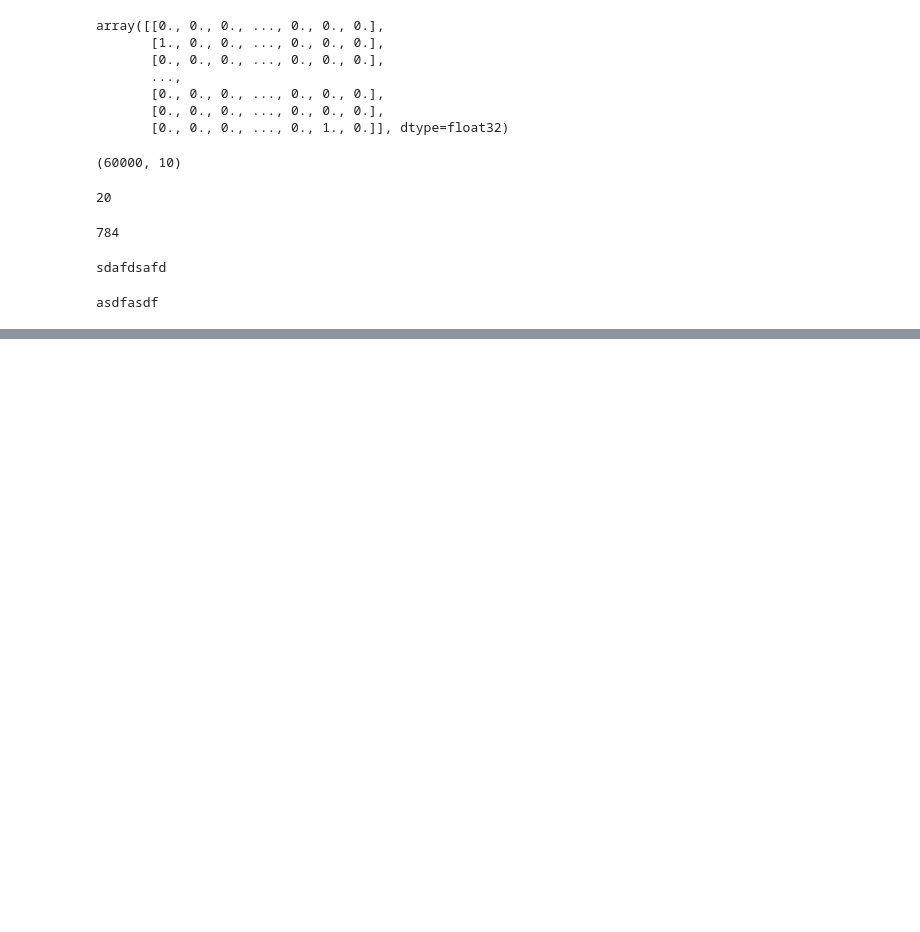
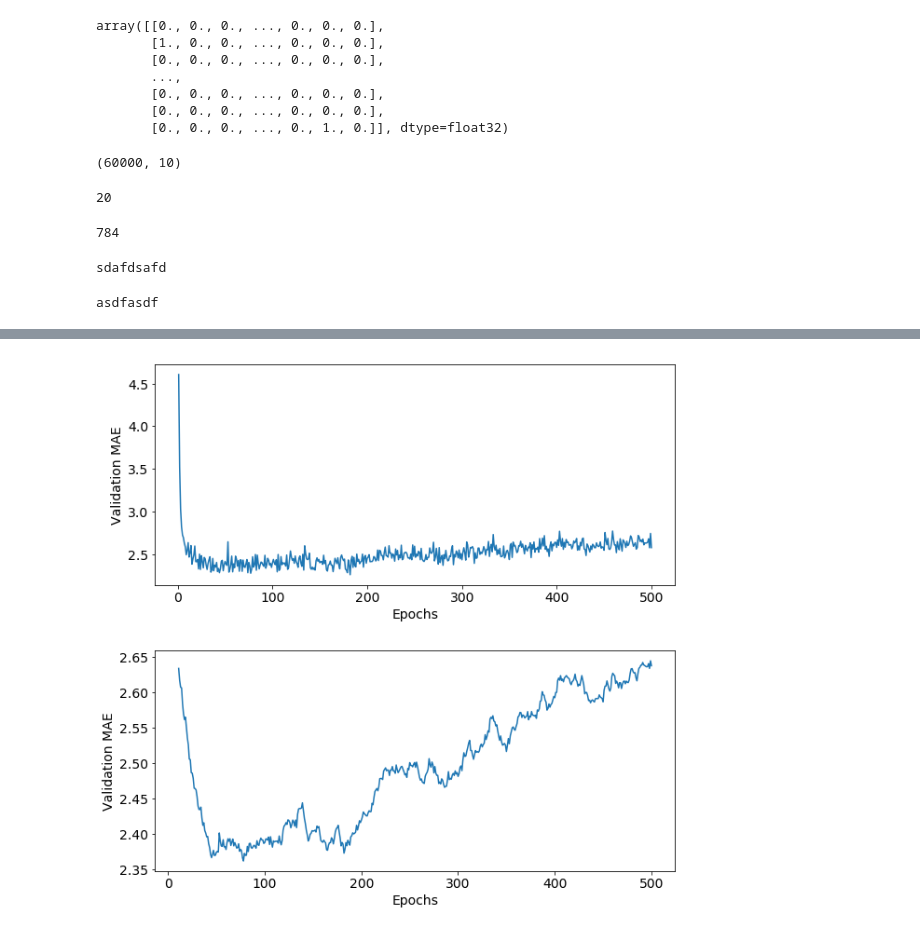
Before and after one commit to xiaoli1368/NoteFor3.1-deep-learning-with-python, a Jupyter notebook: smallCode.ipynb, the cells around one changed output, grey strips where cells are left out. Cells and saved outputs as stored; diff of their text form; code cells hidden in the pictures; blank space fills up the shorter version.

```diff
--- a/smallCode.ipynb
+++ b/smallCode.ipynb
@@ -232,0 +421,15 @@ asdfasdf
+# %%
+# 只训练4代，以防止过拟合
+model2 = models.Sequential()
+model2.add(layers.Dense(16, activation = 'relu', input_shape = (10000,)))
+model2.add(layers.Dense(16, activation = 'relu'))
+model2.add(layers.Dense(1 , activation = 'sigmoid'))
+
+model2.compile(optimizer = 'rmsprop',
+               loss      = 'binary_crossentropy',
+               metrics   = ['accuracy'])
+
+model2.fit(x_train, y_train, epochs = 4, batch_size = 512)
+
+results = model2.evaluate(x_test, y_test)
+print(results)
@@ -232,0 +448,3 @@ asdfasdf
+# %%
+from keras.datasets import reuters
+(train_data, train_labels), (test_data, test_labels) = reuters.load_data(num_words = 10000)
@@ -232,0 +583,3 @@ asdfasdf
+# %%
+from keras.datasets import boston_housing
+(train_data, train_targets), (test_data, test_targets) = boston_housing.load_data()
@@ -232,0 +714,26 @@ asdfasdf
+# %%
+# 处理结果并画图
+# 应该体会这种双for的操作
+average_mae_history = [np.mean([x[i] for x in all_mae_histories]) for i in range(num_epochs)]
+smooth_mae_history  = smooth_curve(average_mae_history[10:]) # 除掉前10个的平滑结果
+epochs = range(1, len(average_mae_history) + 1)
+
+plt.figure(figsize = (10, 10))
+plt.subplots_adjust(wspace = 0.1, hspace = 0.3)
+plt.subplot(2, 1, 1)
+plt.plot(epochs, average_mae_history)
+plt.xlabel('Epochs', fontsize = 14)
+plt.ylabel('Validation MAE', fontsize = 14)
+plt.xticks(fontsize = 14)                        # 设置x刻度大小
+plt.yticks(fontsize = 14)                        # 设置y刻度大小
+
+plt.subplot(2, 1, 2)
+plt.plot(epochs[10:], smooth_mae_history)
+plt.xlabel('Epochs', fontsize = 14)
+plt.ylabel('Validation MAE', fontsize = 14)
+plt.xticks(fontsize = 14)                        # 设置x刻度大小
+plt.yticks(fontsize = 14)                        # 设置y刻度大小
+
+plt.show()
+# %% [output]
+[figure, added]
```
Also changed, not shown: parts of 20 cells of this notebook, 6 other files.
